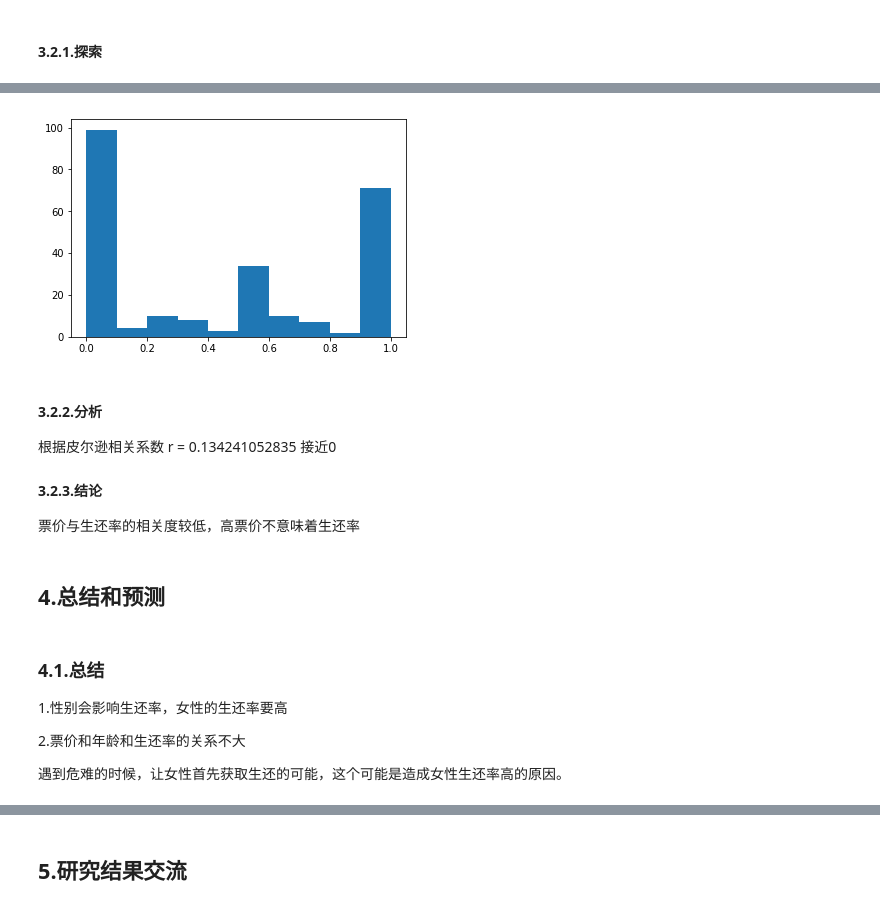
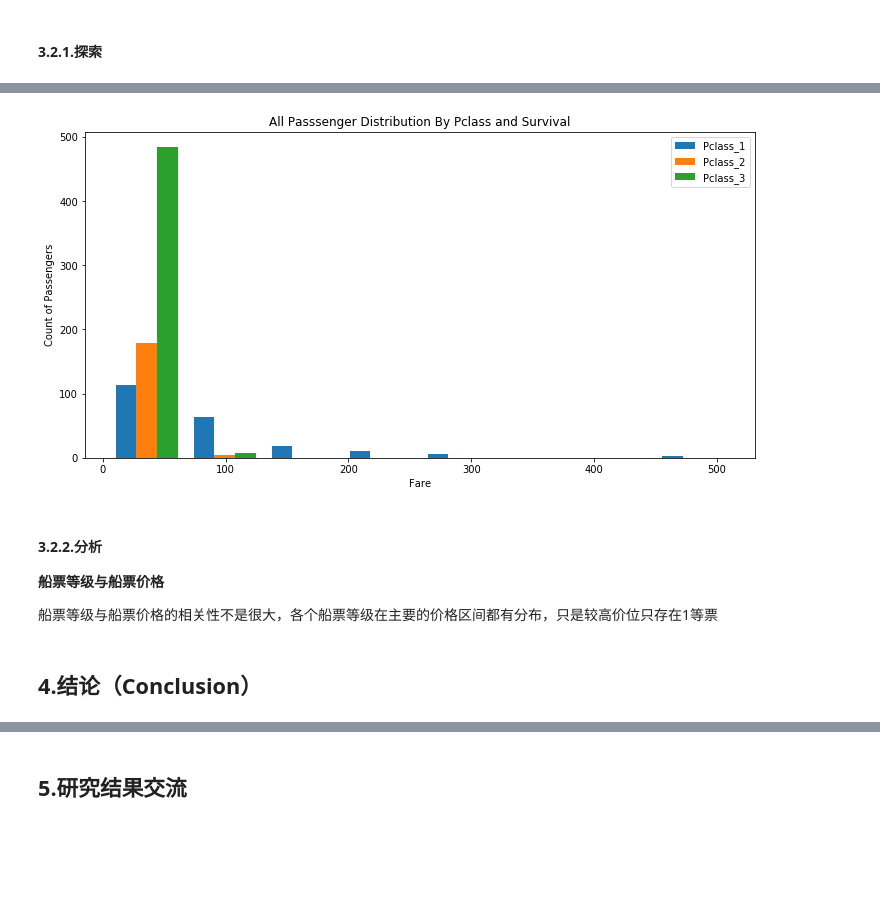
Before and after one commit to etangyushan/titanic_analyzing, a Jupyter notebook: titanic.ipynb, the cells around one changed output, grey strips where cells are left out. Drawn from its saved outputs; the diff is of its cells as text; code cells hidden in the pictures; blank space fills up the shorter version.

```diff
--- a/titanic.ipynb
+++ b/titanic.ipynb
@@ -316,24 +278,22 @@ survived_by_fare.plot()
-# %%
-#直方图
-plt.hist(survived_by_fare)
-plt.show()
-# %% [output]
-[figure, removed]
-# %% [markdown]
-#### 3.2.2.分析
-
-根据皮尔逊相关系数 r = 0.134241052835 接近0
-
-#### 3.2.3.结论
-
-票价与生还率的相关度较低，高票价不意味着生还率
+# %%
+Fare_1 = titanic_df[titanic_df.Pclass == 1].Fare
+Fare_2 = titanic_df[titanic_df.Pclass == 2].Fare
+Fare_3 = titanic_df[titanic_df.Pclass == 3].Fare
+
+plt.figure(figsize=(12,6))
+plt.hist([Fare_1, Fare_2, Fare_3], stacked=False, bins=8)
+plt.title('All Passsenger Distribution By Pclass and Survival')
+plt.xlabel('Fare')
+plt.ylabel('Count of Passengers')
+plt.legend(['Pclass_1', 'Pclass_2', 'Pclass_3'])
+plt.show()
+# %% [output]
+[figure, added]
+# %% [markdown]
+#### 3.2.2.分析
+
+**船票等级与船票价格**
+
+船票等级与船票价格的相关性不是很大，各个船票等级在主要的价格区间都有分布，只是较高价位只存在1等票
 # %% [markdown]
-## 4.总结和预测
+## 4.结论（Conclusion）
-# %% [markdown]
-### 4.1.总结
-
-1.性别会影响生还率，女性的生还率要高
-
-2.票价和年龄和生还率的关系不大
-
-遇到危难的时候，让女性首先获取生还的可能，这个可能是造成女性生还率高的原因。
```
Also changed, not shown: parts of 49 cells of this notebook, 2 other files.
